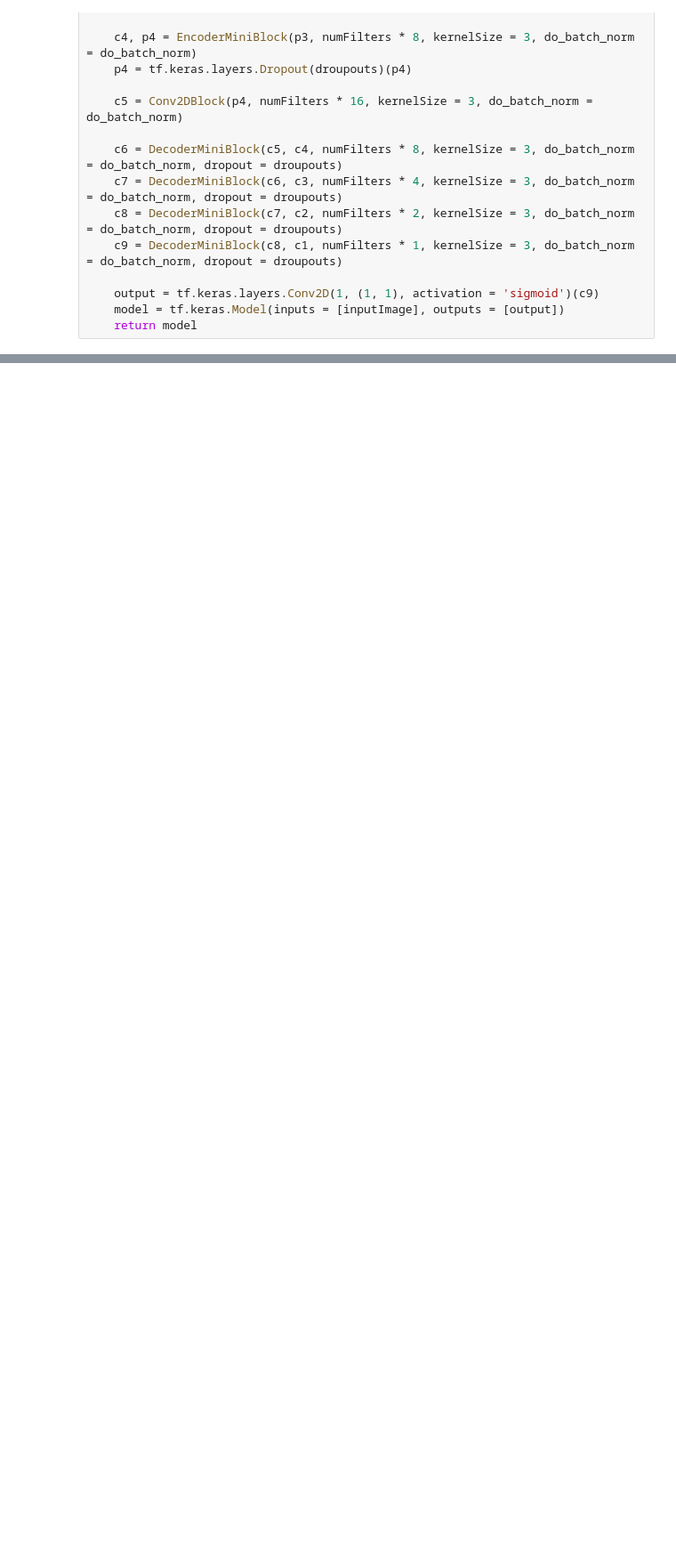
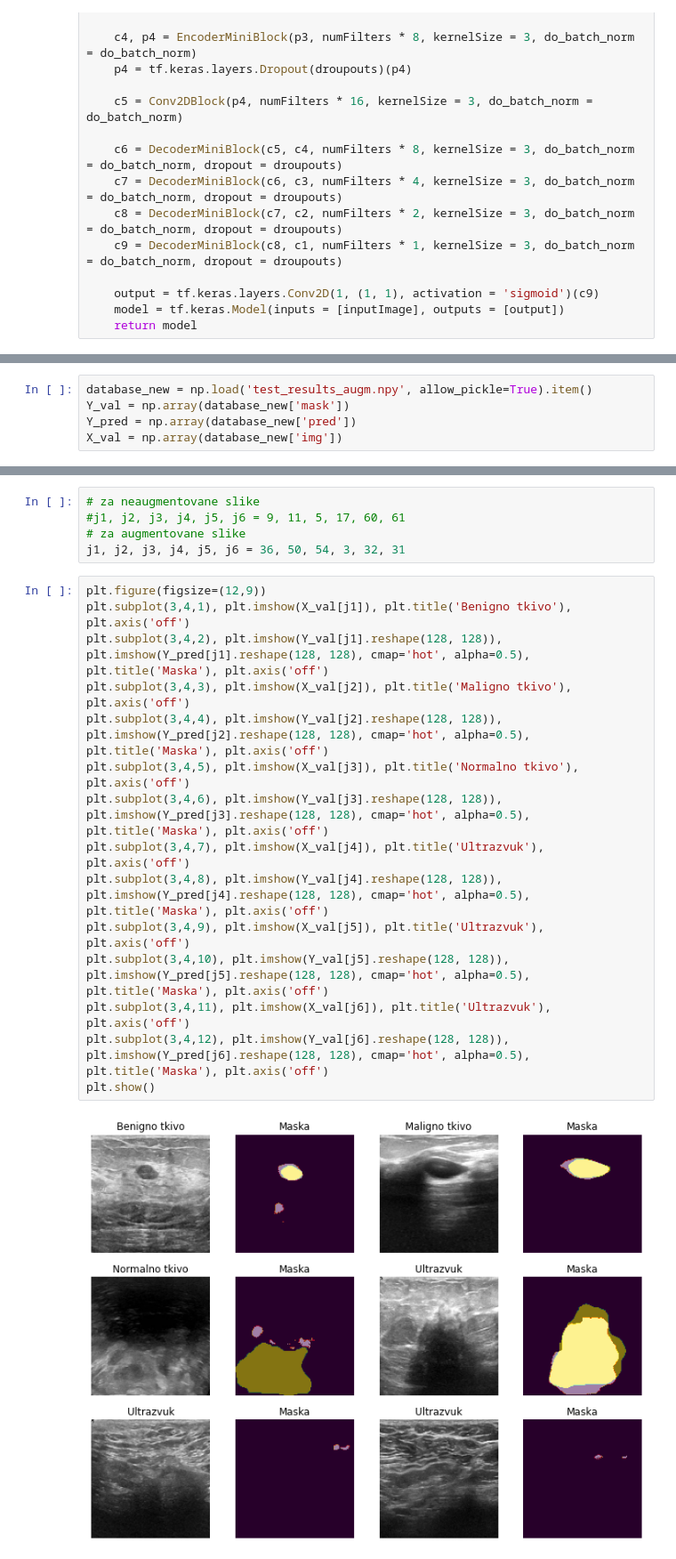
Before and after one commit to nedeljkovicmajaa/ABS-lesion-segmentation, a Jupyter notebook: main.ipynb, the cells around one changed output, grey strips where cells are left out. Shown at 89% size. Drawn from its saved outputs; the diff is of its cells as text; blank space fills up the shorter version.

```diff
--- a/main.ipynb
+++ b/main.ipynb
@@ -222,0 +291,5 @@ np.save('test_results.npy', database_new)
+# %%
+database_new = np.load('test_results_augm.npy', allow_pickle=True).item()
+Y_val = np.array(database_new['mask'])
+Y_pred = np.array(database_new['pred'])
+X_val = np.array(database_new['img'])
@@ -248,0 +322,22 @@ np.save('test_data.npy', ts_data)
+# %%
+# za neaugmentovane slike
+#j1, j2, j3, j4, j5, j6 = 9, 11, 5, 17, 60, 61
+# za augmentovane slike
+j1, j2, j3, j4, j5, j6 = 36, 50, 54, 3, 32, 31
+# %%
+plt.figure(figsize=(12,9))
+plt.subplot(3,4,1), plt.imshow(X_val[j1]), plt.title('Benigno tkivo'), plt.axis('off')
+plt.subplot(3,4,2), plt.imshow(Y_val[j1].reshape(128, 128)), plt.imshow(Y_pred[j1].reshape(128, 128), cmap='hot', alpha=0.5), plt.title('Maska'), plt.axis('off')
+plt.subplot(3,4,3), plt.imshow(X_val[j2]), plt.title('Maligno tkivo'), plt.axis('off')
+plt.subplot(3,4,4), plt.imshow(Y_val[j2].reshape(128, 128)), plt.imshow(Y_pred[j2].reshape(128, 128), cmap='hot', alpha=0.5), plt.title('Maska'), plt.axis('off')
+plt.subplot(3,4,5), plt.imshow(X_val[j3]), plt.title('Normalno tkivo'), plt.axis('off')
+plt.subplot(3,4,6), plt.imshow(Y_val[j3].reshape(128, 128)), plt.imshow(Y_pred[j3].reshape(128, 128), cmap='hot', alpha=0.5), plt.title('Maska'), plt.axis('off')
+plt.subplot(3,4,7), plt.imshow(X_val[j4]), plt.title('Ultrazvuk'), plt.axis('off')
+plt.subplot(3,4,8), plt.imshow(Y_val[j4].reshape(128, 128)), plt.imshow(Y_pred[j4].reshape(128, 128), cmap='hot', alpha=0.5), plt.title('Maska'), plt.axis('off')
+plt.subplot(3,4,9), plt.imshow(X_val[j5]), plt.title('Ultrazvuk'), plt.axis('off')
+plt.subplot(3,4,10), plt.imshow(Y_val[j5].reshape(128, 128)), plt.imshow(Y_pred[j5].reshape(128, 128), cmap='hot', alpha=0.5), plt.title('Maska'), plt.axis('off')
+plt.subplot(3,4,11), plt.imshow(X_val[j6]), plt.title('Ultrazvuk'), plt.axis('off')
+plt.subplot(3,4,12), plt.imshow(Y_val[j6].reshape(128, 128)), plt.imshow(Y_pred[j6].reshape(128, 128), cmap='hot', alpha=0.5), plt.title('Maska'), plt.axis('off')
+plt.show()
+# %% [output]
+[figure, added]
```
Also changed, not shown: parts of 35 cells of this notebook, 12 other files.
